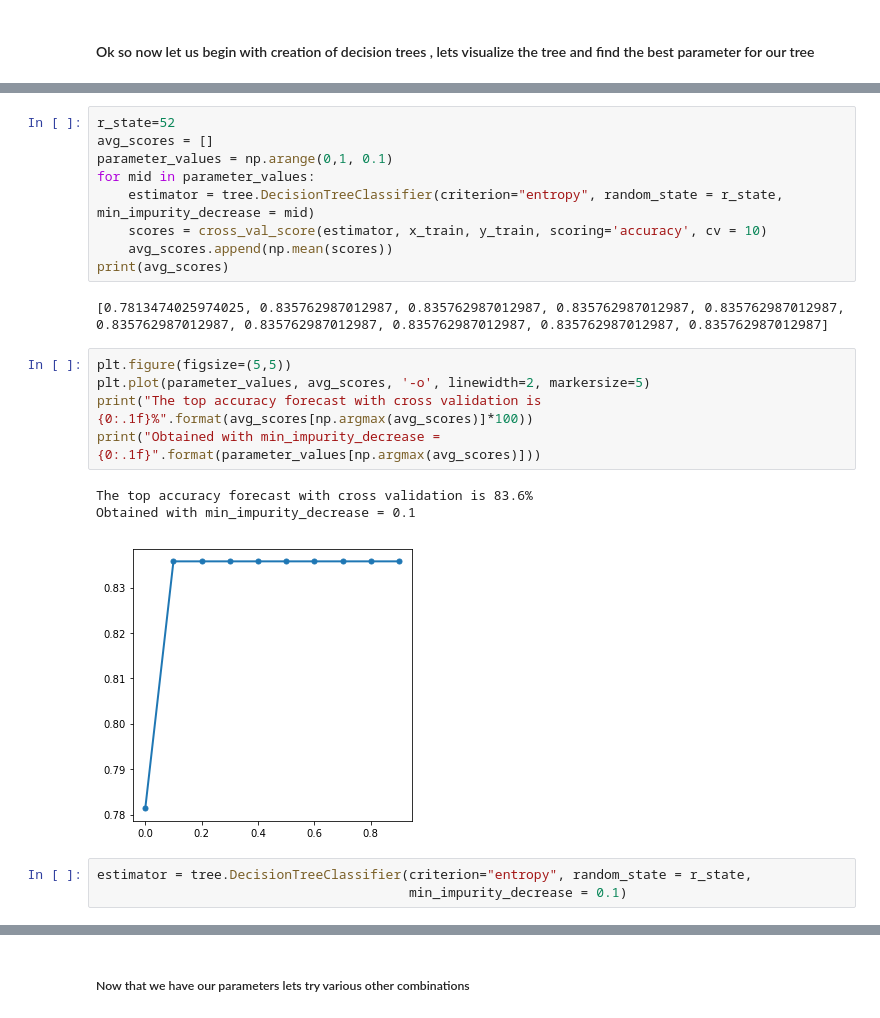
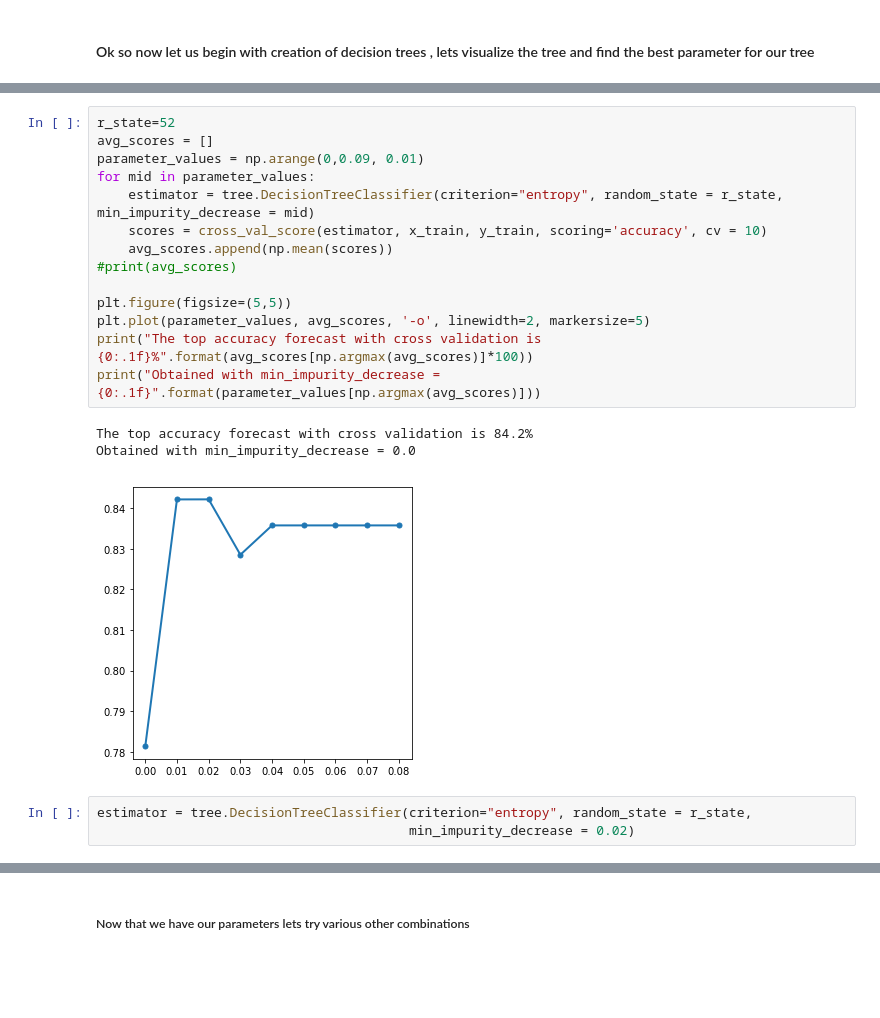
Before and after one commit to mmd52/HR_Employee_Attrition, a Jupyter notebook: ModelingDtree_Final.ipynb, the cells around one changed output, grey strips where cells are left out. Cells and saved outputs as stored; diff of their text form; blank space fills up the shorter version.

```diff
--- a/ModelingDtree_Final.ipynb
+++ b/ModelingDtree_Final.ipynb
@@ -144,26 +145,24 @@ Image(graph.create_png())
 # %%
 r_state=52
 avg_scores = []
-parameter_values = np.arange(0,1, 0.1)
+parameter_values = np.arange(0,0.09, 0.01)
 for mid in parameter_values:
     estimator = tree.DecisionTreeClassifier(criterion="entropy", random_state = r_state, min_impurity_decrease = mid)
     scores = cross_val_score(estimator, x_train, y_train, scoring='accuracy', cv = 10)
     avg_scores.append(np.mean(scores))
-print(avg_scores)
+#print(avg_scores)
+
+plt.figure(figsize=(5,5))
+plt.plot(parameter_values, avg_scores, '-o', linewidth=2, markersize=5)
+print("The top accuracy forecast with cross validation is {0:.1f}%".format(avg_scores[np.argmax(avg_scores)]*100))
+print("Obtained with min_impurity_decrease = {0:.1f}".format(parameter_values[np.argmax(avg_scores)]))
 # %% [output]
-[0.7813474025974025, 0.835762987012987, 0.835762987012987, 0.835762987012987, 0.835762987012987, 0.835762987012987, 0.835762987012987, 0.835762987012987, 0.835762987012987, 0.835762987012987]
+The top accuracy forecast with cross validation is 84.2%
+Obtained with min_impurity_decrease = 0.0
+[figure, added]
-# %%
-plt.figure(figsize=(5,5))
-plt.plot(parameter_values, avg_scores, '-o', linewidth=2, markersize=5)
-print("The top accuracy forecast with cross validation is {0:.1f}%".format(avg_scores[np.argmax(avg_scores)]*100))
-print("Obtained with min_impurity_decrease = {0:.1f}".format(parameter_values[np.argmax(avg_scores)]))
-# %% [output]
-The top accuracy forecast with cross validation is 83.6%
-Obtained with min_impurity_decrease = 0.1
-[figure, removed]
 # %%
 estimator = tree.DecisionTreeClassifier(criterion="entropy", random_state = r_state,
-                                        min_impurity_decrease = 0.1)
+                                        min_impurity_decrease = 0.02)
 # %%
 estimator.fit(x_train,y_train)
 # %% [output]
```
Also changed, not shown: parts of 44 cells of this notebook, 6 other files.
